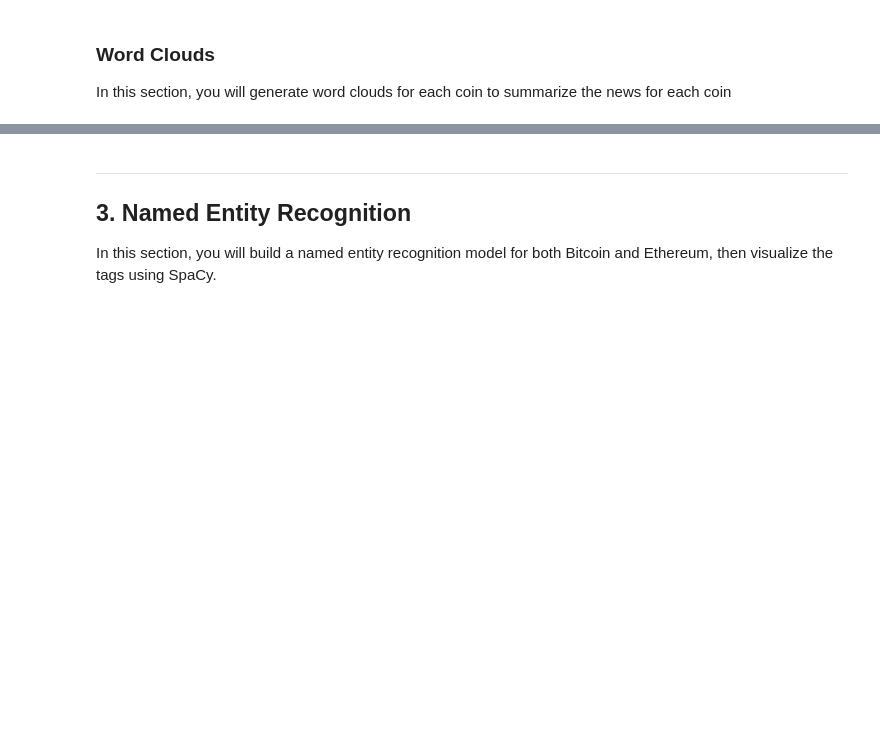
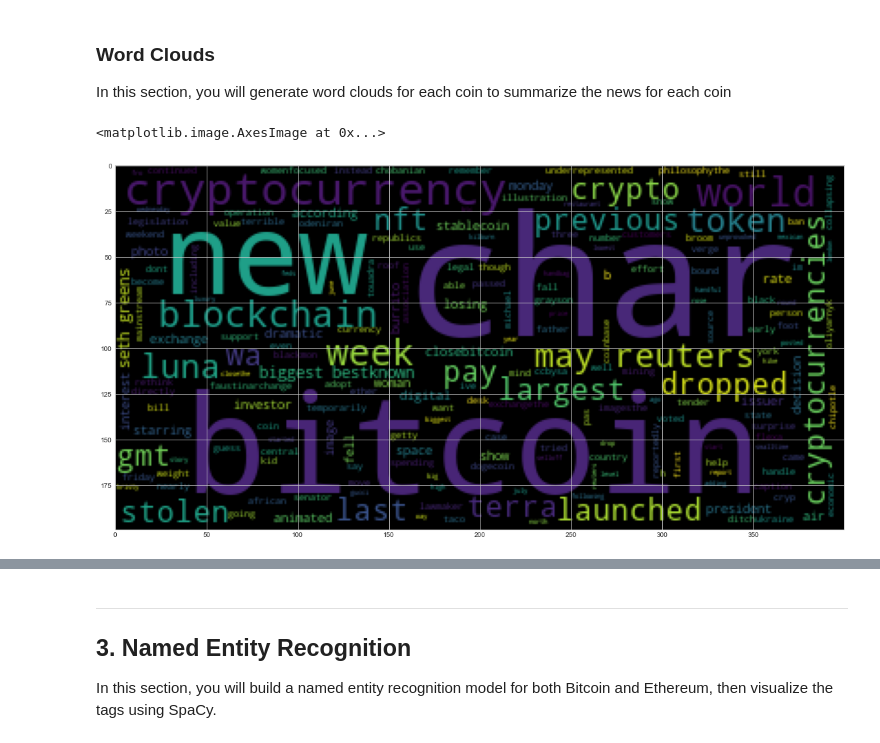
Before and after one commit to AkanSri/Rutgers-FinTech, a Jupyter notebook: 02-Homework/12-NLP/Starter_Code/crypto_sentiment.ipynb, the cells around one changed output, grey strips where cells are left out. Cells and saved outputs as stored; diff of their text form; code cells hidden in the pictures; blank space fills up the shorter version.

```diff
--- a/02-Homework/12-NLP/Starter_Code/crypto_sentiment.ipynb
+++ b/02-Homework/12-NLP/Starter_Code/crypto_sentiment.ipynb
@@ -343,6 +343,11 @@ import matplotlib as mpl
 mpl.rcParams['figure.figsize'] = [20.0, 10.0]
 # %%
 # Generate the Bitcoin word cloud
-# YOUR CODE HERE!
+bitcoin_string = ' '.join(bitcoin_tokens)
+wc_bitcoin = WordCloud().generate(bitcoin_string)
+plt.imshow(wc_bitcoin)
+# %% [output]
+<matplotlib.image.AxesImage at 0x...>
+[figure, added]
 # %%
 # Generate the Ethereum word cloud
```
Also changed, not shown: parts of 1 cell of this notebook, 2 other files.
